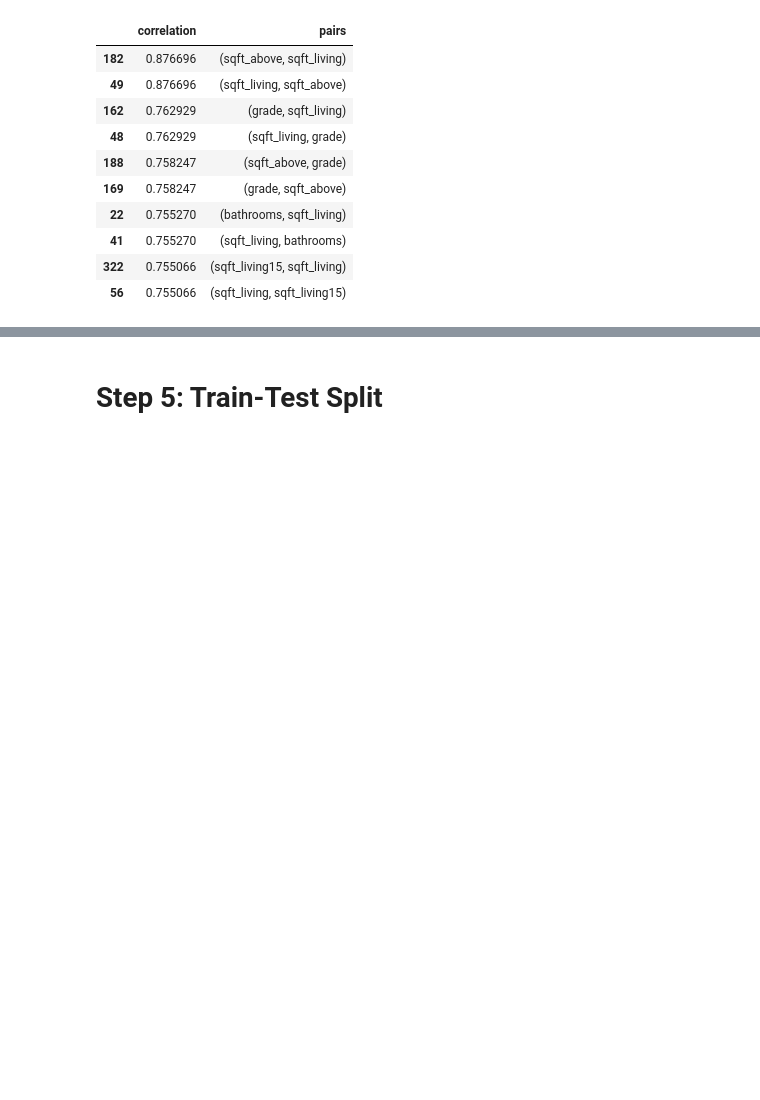
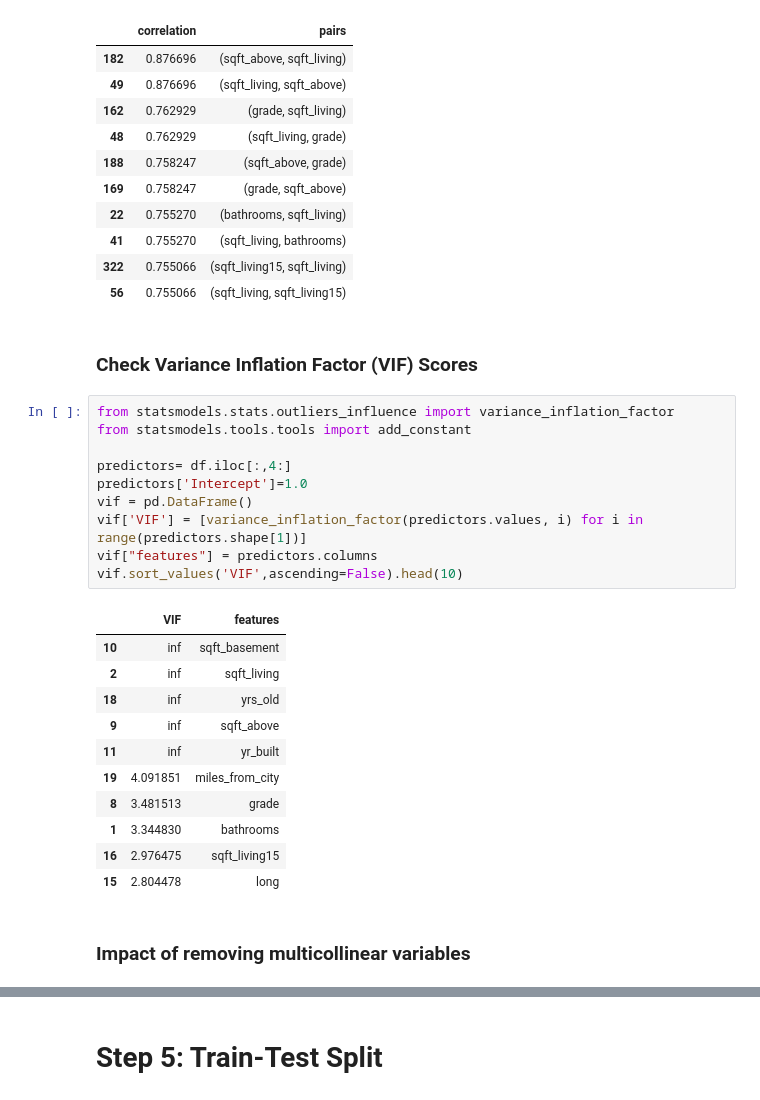
Before and after one commit to khyateed/predicting-housing-prices, a Jupyter notebook: eda.ipynb, the cells around one changed output, grey strips where cells are left out. Saved outputs shown, nothing was run; the diff lists cells and outputs as text; blank space fills up the shorter version.

Commit message:
added VIF scores

```diff
--- a/eda.ipynb
+++ b/eda.ipynb
@@ -309,3 +343,29 @@ corr[(corr.correlation >0.75) & (corr.correlation <1.0)]
 | 41 | 0.755270 | (sqft_living, bathrooms) |
 | 322 | 0.755066 | (sqft_living15, sqft_living) |
 | 56 | 0.755066 | (sqft_living, sqft_living15) |
+# %% [markdown]
+### Check Variance Inflation Factor (VIF) Scores
+# %%
+from statsmodels.stats.outliers_influence import variance_inflation_factor
+from statsmodels.tools.tools import add_constant
+
+predictors= df.iloc[:,4:]
+predictors['Intercept']=1.0
+vif = pd.DataFrame()
+vif['VIF'] = [variance_inflation_factor(predictors.values, i) for i in range(predictors.shape[1])]
+vif["features"] = predictors.columns
+vif.sort_values('VIF',ascending=False).head(10)
+# %% [output]
+|  | VIF | features |
+| 10 | inf | sqft_basement |
+| 2 | inf | sqft_living |
+| 18 | inf | yrs_old |
+| 9 | inf | sqft_above |
+| 11 | inf | yr_built |
+| 19 | 4.091851 | miles_from_city |
+| 8 | 3.481513 | grade |
+| 1 | 3.344830 | bathrooms |
+| 16 | 2.976475 | sqft_living15 |
+| 15 | 2.804478 | long |
+# %% [markdown]
+### Impact of removing multicollinear variables
```
Also changed, not shown: parts of 16 cells of this notebook.
